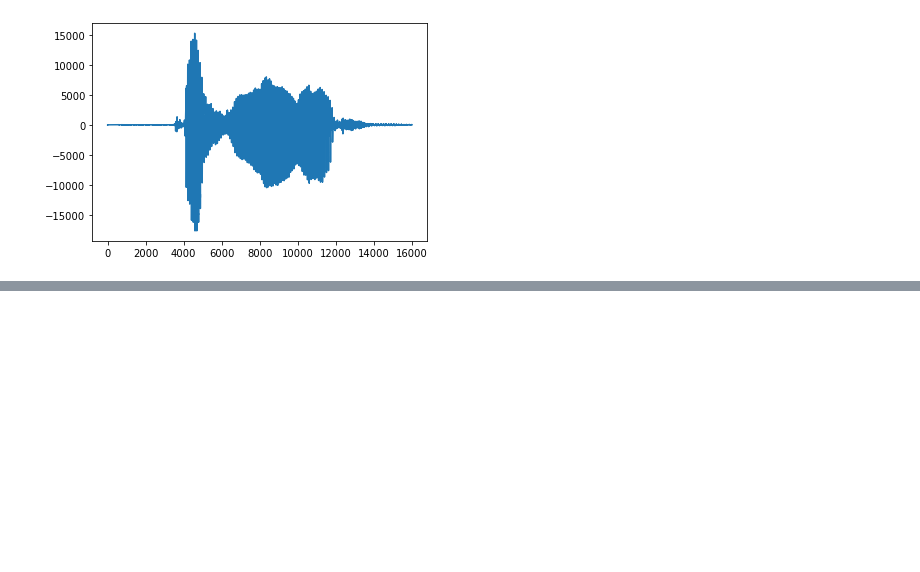
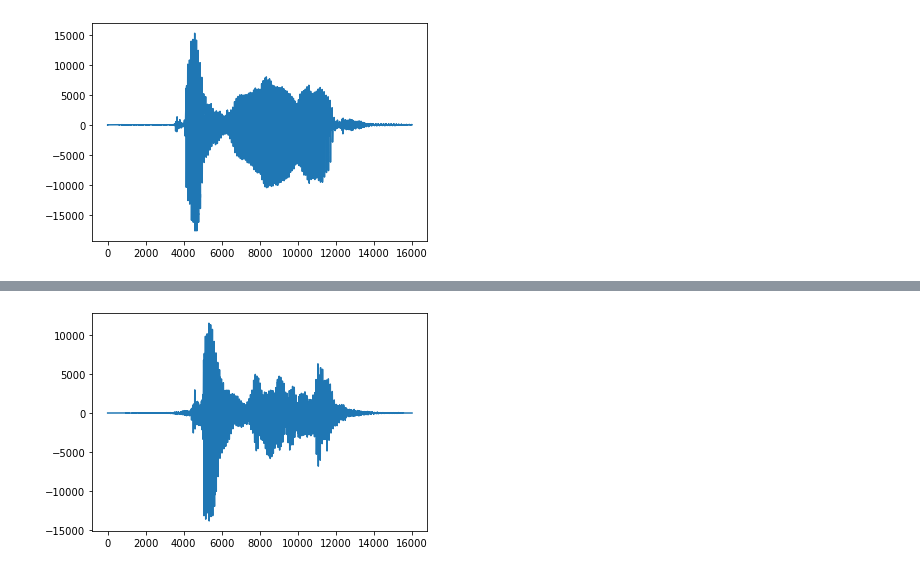
Before and after one commit to fresher96/arabic-speech-commands, a Jupyter notebook: data_augmentation.ipynb, the cells around one changed output, grey strips where cells are left out. Cells and saved outputs as stored; diff of their text form; code cells hidden in the pictures; blank space fills up the shorter version.

```diff
--- a/data_augmentation.ipynb
+++ b/data_augmentation.ipynb
@@ -20,3 +20,10 @@ ipd.Audio(signal, rate=args.signal_sr)
 # %% [output]
 [interactive output not drawn]
 [figure]
+# %%
+time_scaling = TimeScaling(args.scale_min, args.scale_max)
+scaled_signal = time_scaling(signal)
+
+plt.plot(scaled_signal)
+ipd.Audio(scaled_signal, rate=args.signal_sr)
+# %% [output]
@@ -22,0 +31 @@ ipd.Audio(signal, rate=args.signal_sr)
+[figure, added]
```
Also changed, not shown: parts of 5 cells of this notebook.
